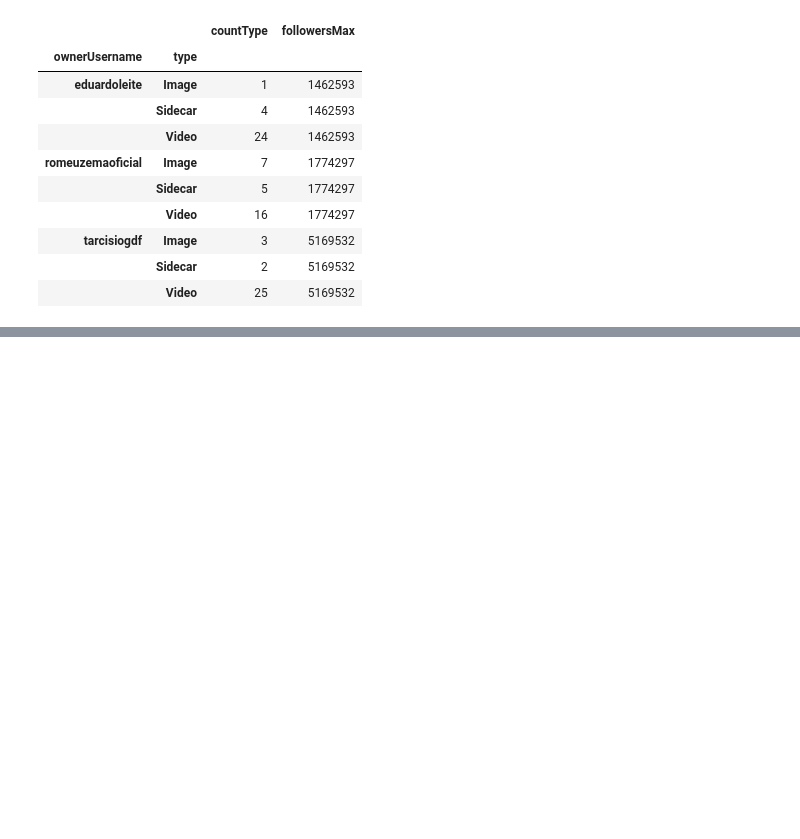
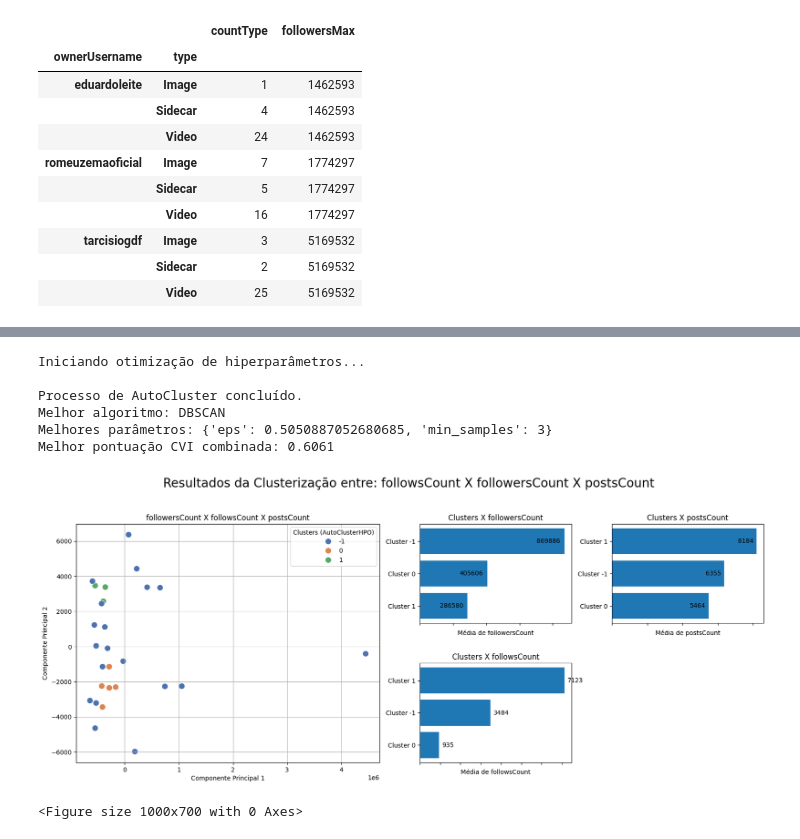
Before and after one commit to Vini0606/Aplica-o-Web-AI-Social-, a Jupyter notebook: notebooks/conteúdo.ipynb, the cells around one changed output, grey strips where cells are left out. Cells and saved outputs as stored; diff of their text form; code cells hidden in the pictures; blank space fills up the shorter version.

```diff
--- a/notebooks/conteúdo.ipynb
+++ b/notebooks/conteúdo.ipynb
@@ -397,0 +678,14 @@ df_posts_top_3_grouped.groupby(['ownerUsername', 'type']).agg(
+# %%
+df_original = df_profiles_posts_int
+df_cluster = df_profiles_posts_int[['followersCount', 'followsCount', 'postsCount']].copy()
+df_cluster, df_original, df, model, config, score, algo_name = clusterizar(df_cluster, df_original)
+df
+# %% [output]
+Iniciando otimização de hiperparâmetros...
+
+Processo de AutoCluster concluído.
+Melhor algoritmo: DBSCAN
+Melhores parâmetros: {'eps': 0.5050887052680685, 'min_samples': 3}
+Melhor pontuação CVI combinada: 0.6061
+[figure, added]
+<Figure size 1000x700 with 0 Axes>
```
Also changed, not shown: parts of 7 cells of this notebook, 4 other files.
